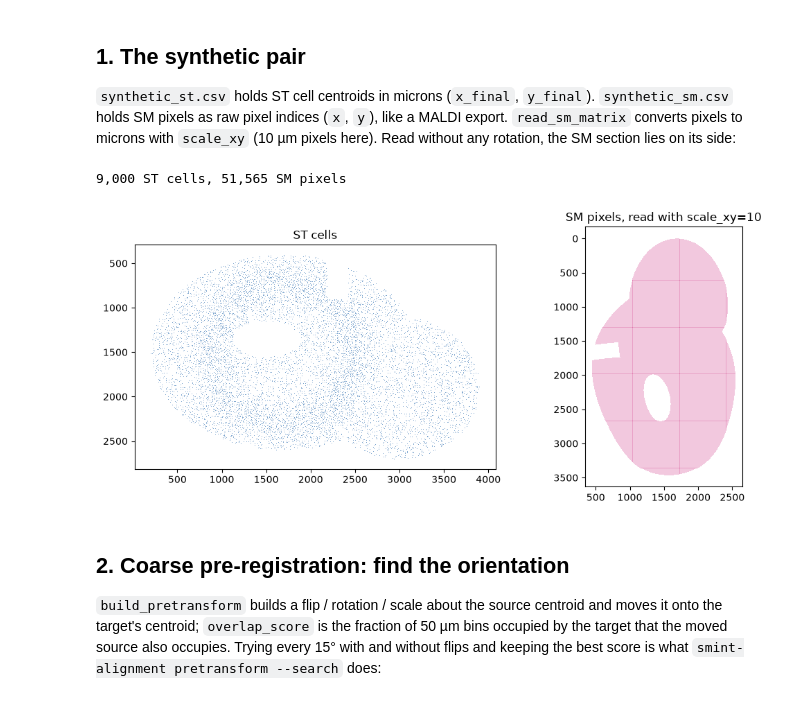
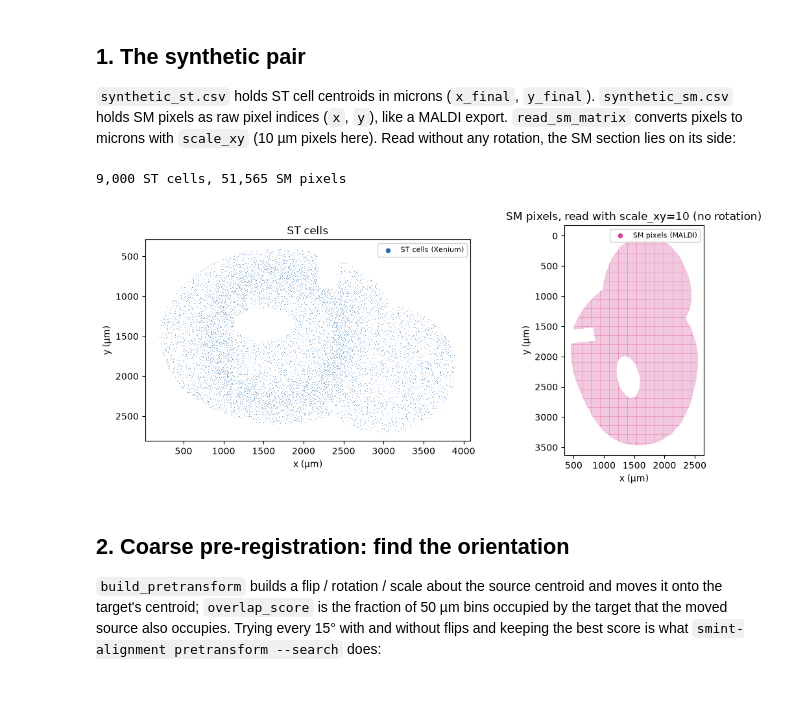
Before and after one commit to JurgenKriel/SMINT, a Jupyter notebook: docs/tutorials/03_sequential_registration.ipynb, the cells around one changed output. Cells and saved outputs as stored; diff of their text form; code cells hidden in the pictures.

```diff
--- a/docs/tutorials/03_sequential_registration.ipynb
+++ b/docs/tutorials/03_sequential_registration.ipynb
@@ -52,9 +52,12 @@ ST, SM = "#2b6cb0", "#d53f8c"
 
 def overlay(ax, st_xy, sm_xy, title, st_points=None, sm_points=None):
     """ST cells in blue, SM pixels in pink, optional numbered landmarks."""
-    ax.scatter(st_xy[:, 0], st_xy[:, 1], s=0.4, c=ST, alpha=0.6, lw=0)
+    if len(st_xy):
+        ax.scatter(st_xy[:, 0], st_xy[:, 1], s=0.4, c=ST, alpha=0.6, lw=0)
+        ax.scatter([], [], s=20, c=ST, label="ST cells (Xenium)")
     if sm_xy is not None:
         ax.scatter(sm_xy[:, 0], sm_xy[:, 1], s=0.4, c=SM, alpha=0.25, lw=0)
+        ax.scatter([], [], s=20, c=SM, label="SM pixels (MALDI)")
     for pts, colour in ((st_points, ST), (sm_points, SM)):
         if pts is not None:
             ax.scatter(pts[:, 0], pts[:, 1], s=60, marker="*", c="k")
@@ -62,6 +65,8 @@ def overlay(ax, st_xy, sm_xy, title, st_points=None, sm_points=None):
                 ax.annotate(str(i), (x, y), xytext=(4, 4), textcoords="offset points",
                             color=colour, fontsize=9, weight="bold")
     ax.set_aspect("equal"); ax.invert_yaxis(); ax.set_title(title)
+    ax.set_xlabel("x (µm)"); ax.set_ylabel("y (µm)")
+    ax.legend(loc="upper right", fontsize=8, framealpha=0.9, markerscale=1)
 # %% [markdown]
 ## 1. The synthetic pair
 
@@ -72,17 +77,17 @@ MALDI export. `read_sm_matrix` converts pixels to microns with `scale_xy`
 # %%
 st = pd.read_csv("data/synthetic_st.csv")
 st_xy = st[["x_final", "y_final"]].to_numpy()
 sm_raw = read_sm_matrix("data/synthetic_sm.csv", scale_xy=10.0, verbose=False)
 sm_raw_xy = sm_coordinates(sm_raw)
 print(f"{len(st_xy):,} ST cells, {len(sm_raw_xy):,} SM pixels")
 
 fig, axes = plt.subplots(1, 2, figsize=(11, 4.5))
 overlay(axes[0], st_xy, None, "ST cells")
-overlay(axes[1], np.empty((0, 2)), sm_raw_xy, "SM pixels, read with scale_xy=10")
+overlay(axes[1], np.empty((0, 2)), sm_raw_xy, "SM pixels, read with scale_xy=10 (no rotation)")
 plt.tight_layout(); plt.show()
 # %% [output]
 9,000 ST cells, 51,565 SM pixels
-[figure, old version]
+[figure, new version]
 # %% [markdown]
 ## 2. Coarse pre-registration: find the orientation
 
```
Also changed, not shown: parts of 7 cells of this notebook, 45 other files.
